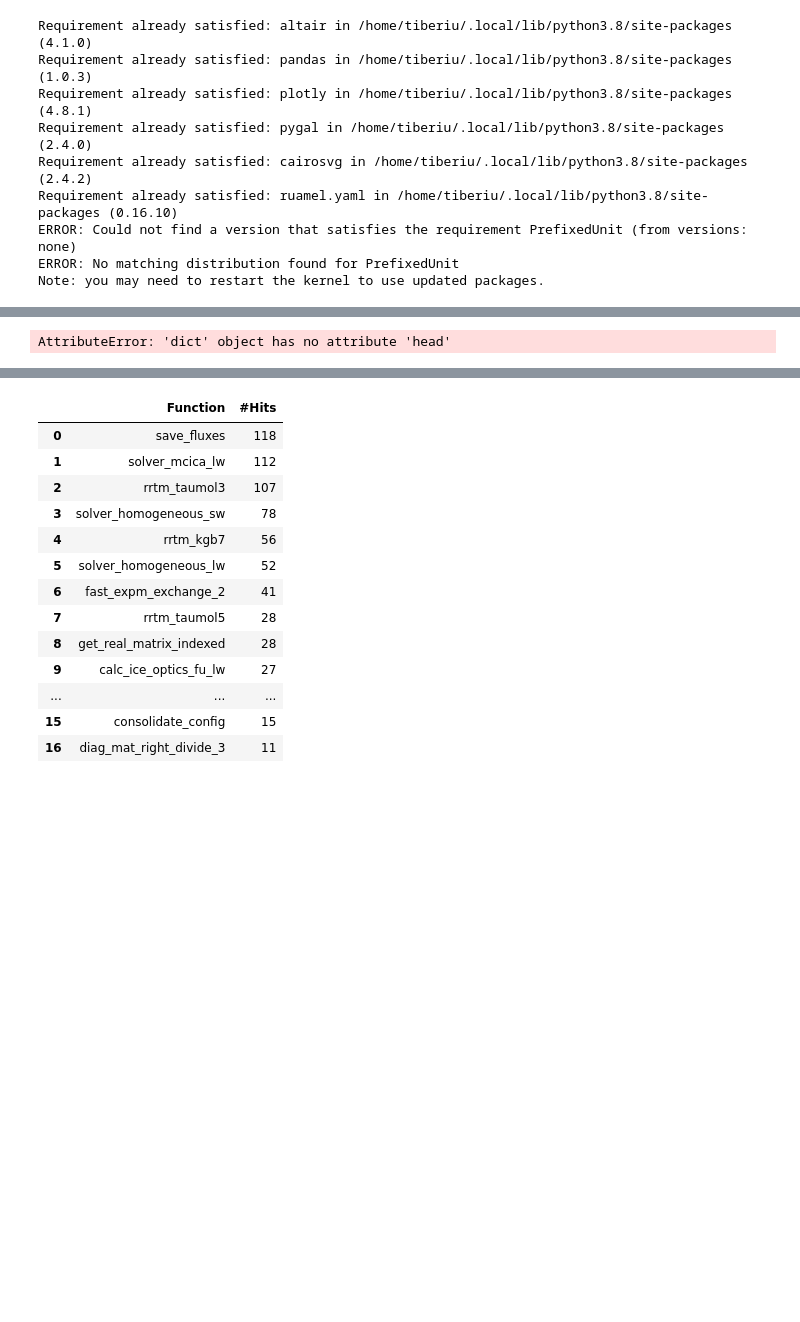
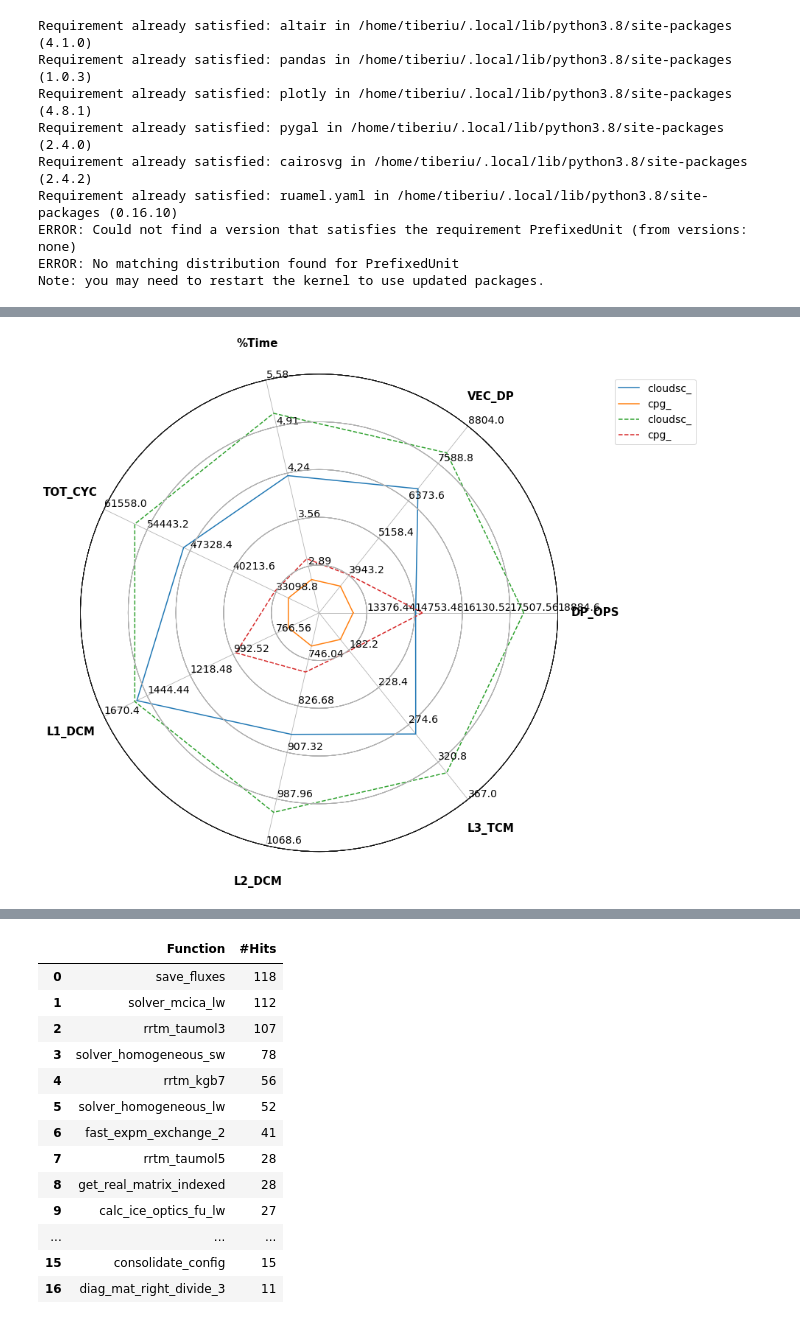
Before and after one commit to ECMWFCode4Earth/HPC-performance-profiling-tool, a Jupyter notebook: Experiment.ipynb, the cells around one changed output, grey strips where cells are left out. Drawn from its saved outputs; the diff is of its cells as text; code cells hidden in the pictures; blank space fills up the shorter version.

```diff
--- a/Experiment.ipynb
+++ b/Experiment.ipynb
@@ -20,9 +20,7 @@ import numpy as np
 import plotly.express as px
 
 data = pd.read_csv('ecprof_papi_crayhopt.csv');
-data_old_do_not_use = pd.read_csv("example_omp18_papi.csv")
-data1_old_do_not_use = pd.read_csv("example_omp1_papi.csv")
-display(data)
+data_source2 = pd.read_csv('ecprof_papi_cray.csv');
 
 
 pd.set_option('display.max_rows', 500)
@@ -78,7 +58,9 @@ class ComplexRadar():
             sdata.append((d-y1) / (y2-y1)
                          * (x2 - x1) + x1)
         return sdata
-    def create_ranges(self):
+    def create_ranges(self, data=None):
+        if data is not None:
+            return [(data[x].min() - (data[x].max() - data[x].min()) / 5, data[x].max() + (data[x].max() - data[x].min()) / 5) for x in self.labels]
         # we need to change this formula here somehow
         x = [(self.data[x].min() - (self.data[x].max() - self.data[x].min()) / 5, self.data[x].max() + (self.data[x].max() - self.data[x].min()) / 5) for x in self.labels]
         return x
@@ -89,8 +71,13 @@ class ComplexRadar():
         self.functions_to_plot = functions_to_plot
 
         self.labels = labels
-        self.data = data
-        self.ranges = self.create_ranges()
+        self.data = data[0]
+        try:
+            self.data_second = data[1]
+            self.ranges = self.create_ranges(pd.concat([data[0], data[1]]))
+        except:
+            self.ranges = self.create_ranges()
+
         ranges = self.ranges
 
         angles = np.arange(0, 360, 360./len(labels))
@@ -126,9 +113,9 @@ class ComplexRadar():
         self.angle = np.deg2rad(np.r_[angles, angles[0]])
         self.ax = axes[0]
 
-    def _plot(self, data, label):
+    def _plot(self, data, label, line='-'):
         sdata = self._scale_data(data, self.ranges)
-        self.ax.plot(self.angle, np.r_[sdata, sdata[0]], label=label)
+        self.ax.plot(self.angle, np.r_[sdata, sdata[0]], line, label=label)
 
     def plot(self):
         lines = []
@@ -136,6 +123,13 @@ class ComplexRadar():
             vars_plt = self.data.loc[self.data['Function'] == label][self.labels].values.tolist()[0]
             self._plot(vars_plt, label)
             lines.append(vars_plt)
+        try:
+            for label in self.functions_to_plot:
+                vars_plt = self.data_second.loc[self.data_second['Function'] == label][self.labels].values.tolist()[0]
+                self._plot(vars_plt, label, '--')
+                lines.append(vars_plt)
+        except:
+            print('Simple data')
         self.ax.legend(bbox_to_anchor=(1.3, 1))
         return self.ax
     def fill(self, data, *args, **kw):
@@ -143,16 +137,17 @@ class ComplexRadar():
         self.ax.fill(self.angle, np.r_[sdata, sdata[0]], *args, **kw)
 # %%
 data.head()
-functions_to_plot = ['cloudsc_', 'cpg_', '__read_nocancel']
+functions_to_plot = ['cloudsc_', 'cpg_']
 data2 = data.loc[data['Function'].isin(functions_to_plot)]
+data_source2_2 = data_source2.loc[data_source2['Function'].isin(functions_to_plot)]
 
 labels = ['DP_OPS', 'VEC_DP', '%Time', 'TOT_CYC', 'L1_DCM', 'L2_DCM', 'L3_TCM']
 
 fig1 = plt.figure(figsize=(10, 10));
-radar = ComplexRadar(fig1, labels, data2, functions_to_plot);
-radar.plot().figure.savefig('books_read.png');
+radar = ComplexRadar(fig1, labels, [data_source2_2, data2], functions_to_plot);
+radar.plot().figure.savefig('fig.png');
 # %% [output]
-AttributeError: 'dict' object has no attribute 'head'
+[figure, added]
 # %%
 import plotly.graph_objects as go
 import pandas as pd
```
Also changed, not shown: parts of 1 cell of this notebook, 12 other files.
